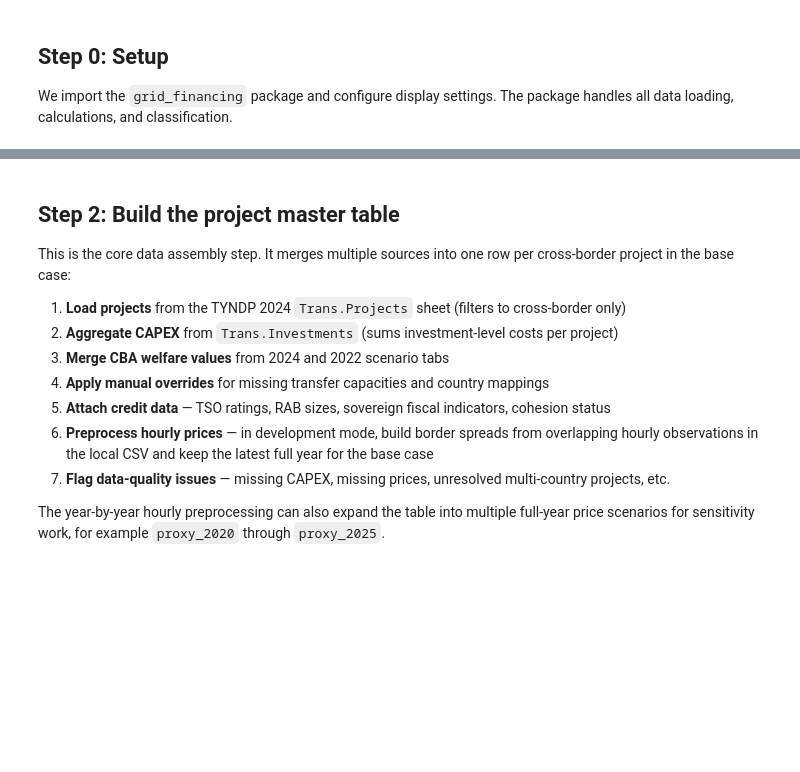
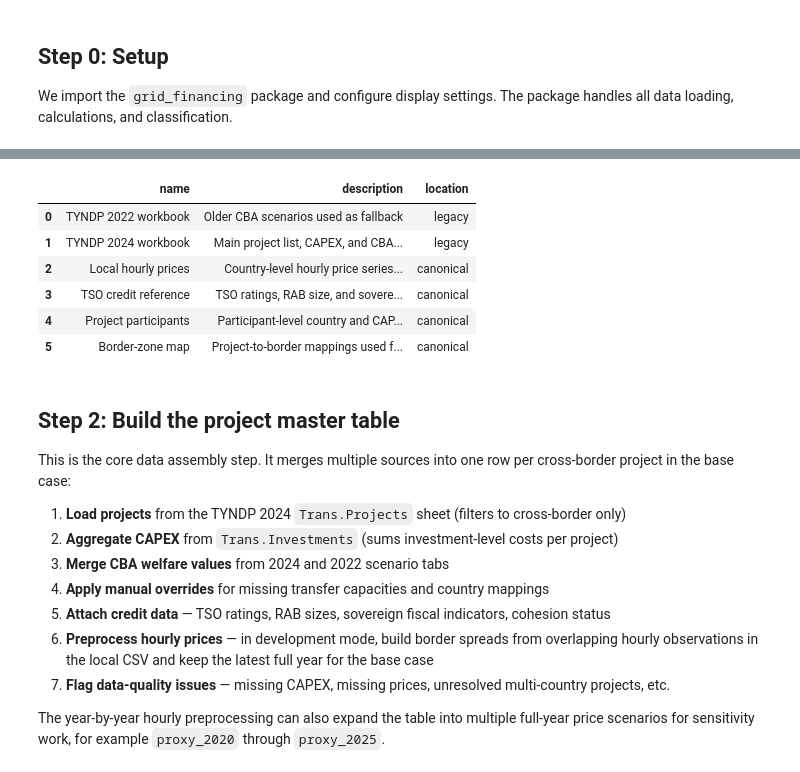
Before and after one commit to lucas-vivier/GridFinancing, a Jupyter notebook: notebooks/financing_triage.ipynb, the cells around one changed output, grey strips where cells are left out. Cells and saved outputs as stored; diff of their text form; code cells hidden in the pictures; blank space fills up the shorter version.

```diff
--- a/notebooks/financing_triage.ipynb
+++ b/notebooks/financing_triage.ipynb
@@ -72,3 +61,36 @@ source_status
+# %%
+source_descriptions = {
+    "tyndp2022_workbook": ("TYNDP 2022 workbook", "Older CBA scenarios used as fallback"),
+    "tyndp2024_workbook": ("TYNDP 2024 workbook", "Main project list, CAPEX, and CBA scenarios"),
+    "local_hourly_prices": ("Local hourly prices", "Country-level hourly price series used for the proxy price spreads"),
+    "tso_credit_reference": ("TSO credit reference", "TSO ratings, RAB size, and sovereign indicators"),
+    "project_participants": ("Project participants", "Participant-level country and CAPEX split records"),
+    "project_overrides": ("Project overrides", "Manual overrides for capacities, mappings, or track assignments"),
+    "border_zone_map": ("Border-zone map", "Project-to-border mappings used for price processing"),
+}
+
+source_status = (
+    pd.DataFrame(manual_source_status())
+    .query("exists")
+    .loc[lambda df: df["source_id"].ne("dayahead_price_inputs")]
+    .assign(
+        name=lambda df: df["source_id"].map(lambda source_id: source_descriptions[source_id][0]),
+        description=lambda df: df["source_id"].map(lambda source_id: source_descriptions[source_id][1]),
+    )
+    [["name", "description", "variant"]]
+    .rename(columns={"variant": "location"})
+    .reset_index(drop=True)
+)
+
+source_status
+# %% [output]
+|  | name | description | location |
+| 0 | TYNDP 2022 workbook | Older CBA scenarios used as fallback | legacy |
+| 1 | TYNDP 2024 workbook | Main project list, CAPEX, and CBA... | legacy |
+| 2 | Local hourly prices | Country-level hourly price series... | canonical |
+| 3 | TSO credit reference | TSO ratings, RAB size, and sovere... | canonical |
+| 4 | Project participants | Participant-level country and CAP... | canonical |
+| 5 | Border-zone map | Project-to-border mappings used f... | canonical |
 # %% [markdown]
 ## Step 2: Build the project master table
 
```
Also changed, not shown: parts of 19 cells of this notebook, 6 other files.
